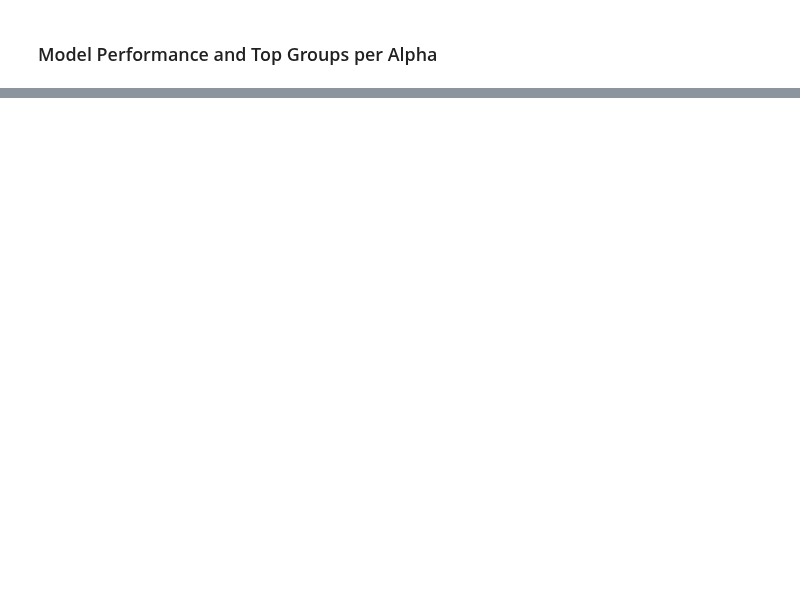
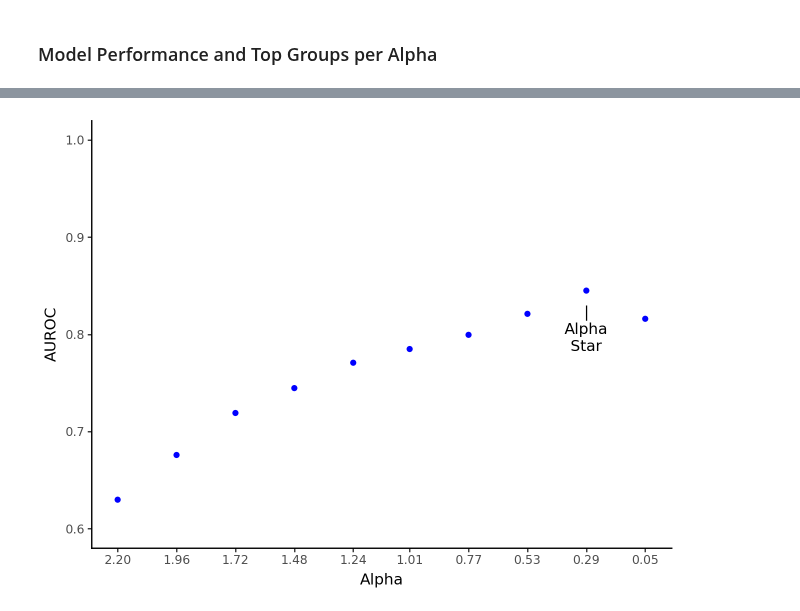
Before and after one commit to ohsu-cedar-comp-hub/scMKL, a Jupyter notebook: example/ATAC_analysis.ipynb, the cells around one changed output, grey strips where cells are left out. Cells and saved outputs as stored; diff of their text form; code cells hidden in the pictures; blank space fills up the shorter version.

```diff
--- a/example/ATAC_analysis.ipynb
+++ b/example/ATAC_analysis.ipynb
@@ -145,0 +101,3 @@ print(summary)
+# %%
+summary_df = scmkl.get_summary(results)
+summary_df
@@ -145,0 +116,5 @@ print(summary)
+# %%
+metric_plot = scmkl.plot_metric(summary_df, alpha_star = alpha_star, color = 'blue')
+metric_plot.show()
+# %% [output]
+[figure, added]
```
Also changed, not shown: parts of 5 cells of this notebook, 32 other files.
